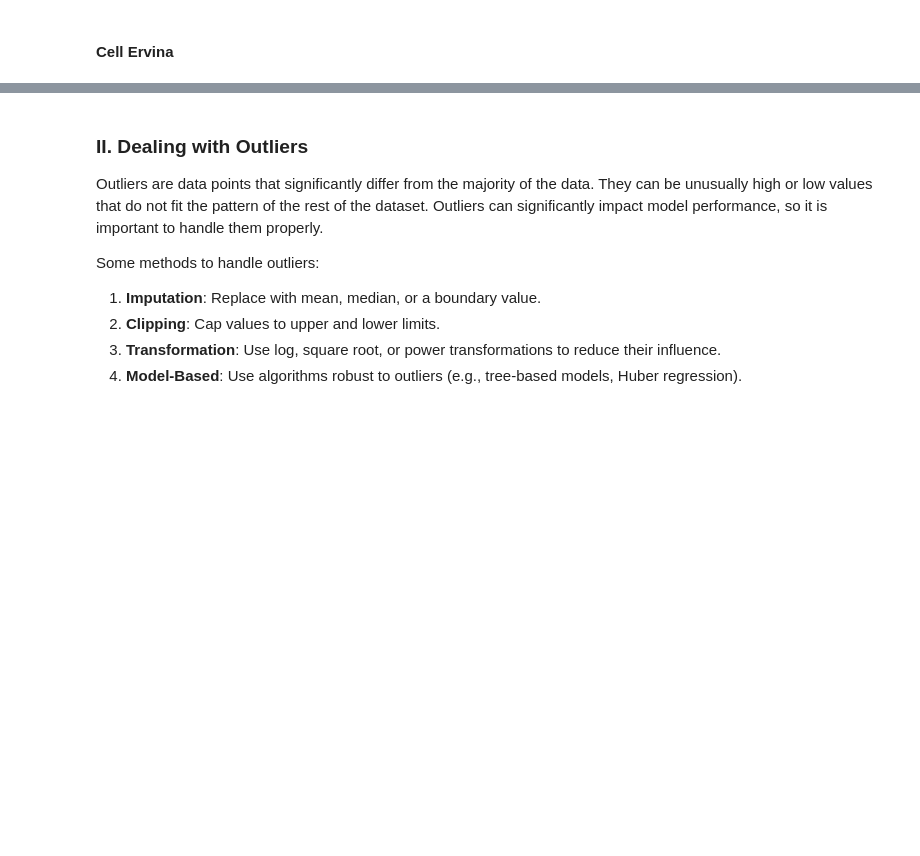
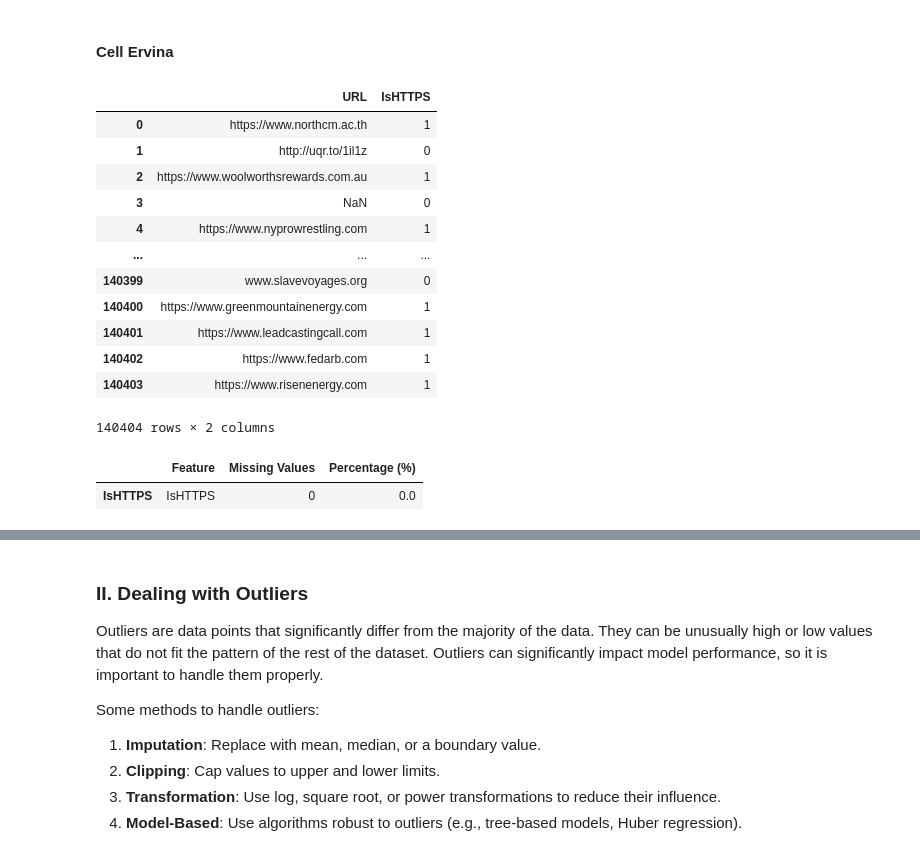
Before and after one commit to IlllIllIIIlIlIll/Traienta_IF3070, a Jupyter notebook: src/public/Tubes2_Kelompok30.ipynb, the cells around one changed output, grey strips where cells are left out. Drawn from its saved outputs; the diff is of its cells as text; code cells hidden in the pictures; blank space fills up the shorter version.

```diff
--- a/src/public/Tubes2_Kelompok30.ipynb
+++ b/src/public/Tubes2_Kelompok30.ipynb
@@ -864,0 +880,21 @@ print(imputed_differing)
+# %%
+# Fill missing isHTTPS according to URL
+train_set = fill_missing_isHTTPS(train_set)
+
+missing_data_summary(train_set[['IsHTTPS']])
+# %% [output]
+|  | URL | IsHTTPS |
+| 0 | https://www.northcm.ac.th | 1 |
+| 1 | http://uqr.to/1il1z | 0 |
+| 2 | https://www.woolworthsrewards.com.au | 1 |
+| 3 | NaN | 0 |
+| 4 | https://www.nyprowrestling.com | 1 |
+| ... | ... | ... |
+| 140399 | www.slavevoyages.org | 0 |
+| 140400 | https://www.greenmountainenergy.com | 1 |
+| 140401 | https://www.leadcastingcall.com | 1 |
+| 140402 | https://www.fedarb.com | 1 |
+| 140403 | https://www.risenenergy.com | 1 |
+140404 rows × 2 columns
+|  | Feature | Missing Values | Percentage (%) |
+| IsHTTPS | IsHTTPS | 0 | 0.0 |
```
Also changed, not shown: parts of 8 cells of this notebook.
